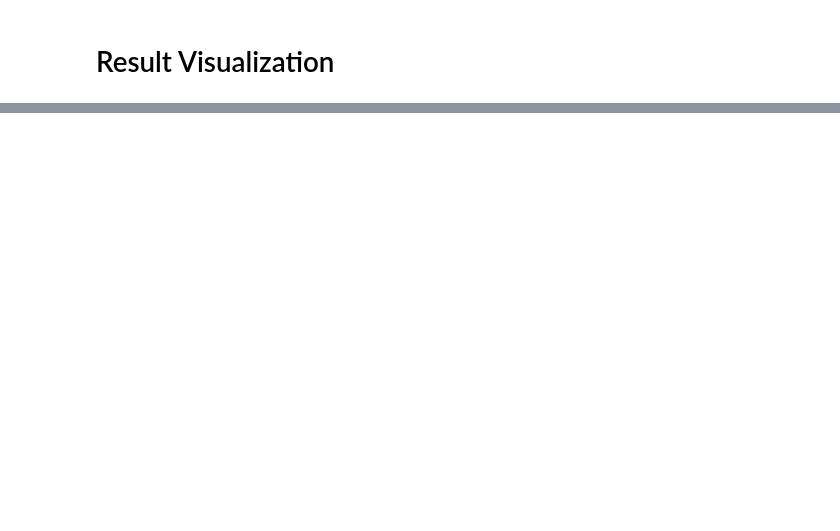
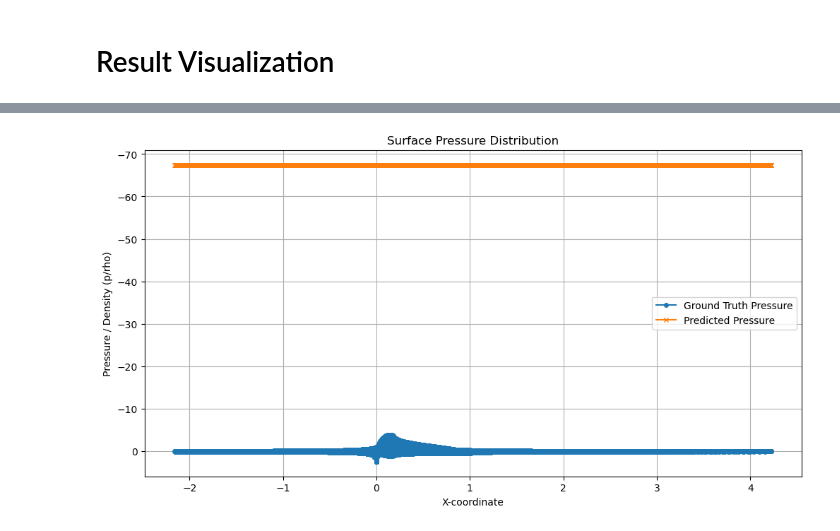
Before and after one commit to jk673/airfrans_gnn, a Jupyter notebook: 01_trainer.ipynb, the cells around one changed output, grey strips where cells are left out. Saved outputs shown, nothing was run; the diff lists cells and outputs as text; code cells hidden in the pictures; blank space fills up the shorter version.

```diff
--- a/01_trainer.ipynb
+++ b/01_trainer.ipynb
@@ -1673,0 +1911,57 @@ else:
+# %%
+import matplotlib.pyplot as plt
+
+@torch.no_grad()
+def plot_surface_pressure(d: Data):
+    """
+    Plots the surface pressure distribution for ground truth and prediction.
+    """
+    dm_denorm, y_pred_denorm = predict_and_denormalize(d)
+
+    # --- Get Surface Data ---
+    xvars = dm_denorm.x.cpu()
+    pos = dm_denorm.pos.cpu()
+
+    normals = xvars[:, 3:5]
+    surf_mask = (normals.abs().sum(dim=1) > 0)
+    surf_idx = torch.nonzero(surf_mask, as_tuple=False).squeeze(-1).long()
+
+    if surf_idx.numel() < 5:
+        print("Not enough surface nodes to plot.")
+        return
+
+    pos_surf = pos[surf_idx]
+
+    # Order points by x-coordinate for plotting
+    ord_idx = torch.argsort(pos_surf[:, 0])
+    ordered_pos = pos_surf[ord_idx]
+
+    # --- Ground Truth Pressure ---
+    y_true_denorm = dm_denorm.y.cpu()
+    p_true = torch.index_select(y_true_denorm, 0, surf_idx)[:, 2]
+    p_true_ordered = p_true[ord_idx]
+
+    # --- Predicted Pressure ---
+    p_pred = torch.index_select(y_pred_denorm, 0, surf_idx)[:, 2]
+    p_pred_ordered = p_pred[ord_idx]
+
+    # --- Plotting ---
+    fig, ax = plt.subplots(figsize=(12, 6))
+    ax.plot(ordered_pos[:, 0], p_true_ordered, 'o-', label='Ground Truth Pressure', markersize=4)
+    ax.plot(ordered_pos[:, 0], p_pred_ordered, 'x-', label='Predicted Pressure', markersize=4)
+
+    ax.set_xlabel('X-coordinate')
+    ax.set_ylabel('Pressure / Density (p/rho)')
+    ax.set_title('Surface Pressure Distribution')
+    ax.legend()
+    ax.grid(True)
+    plt.gca().invert_yaxis() # In aerodynamics, it's common to plot negative pressure upwards
+    plt.show()
+
+# Plot for the same sample used in the force calculation
+if 'd' in locals():
+    plot_surface_pressure(d)
+else:
+    print("Sample 'd' not found. Please run the previous cell to select a sample.")
+# %% [output]
+[figure, added]
```
Also changed, not shown: parts of 5 cells of this notebook, 8 other files.
